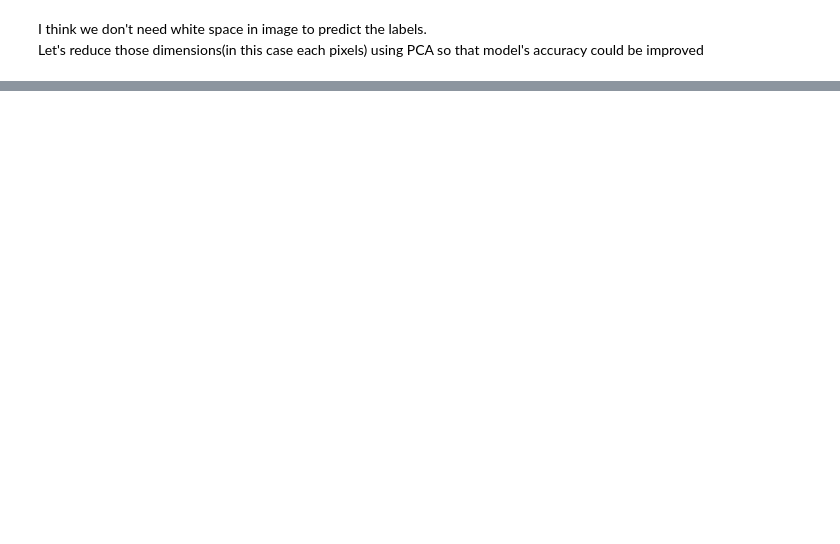
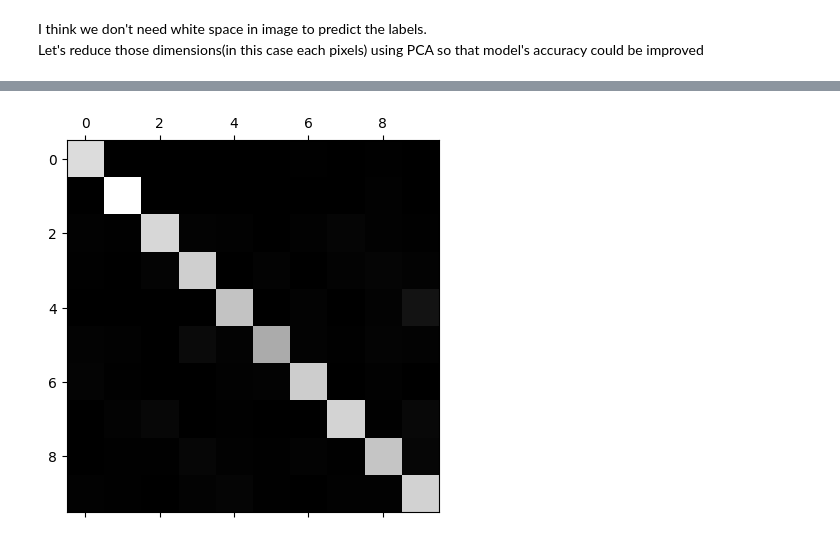
Before and after one commit to Pippeloo/DataScience-Paper, a Jupyter notebook: P3-Delivarable/mnist/minst-pca-RF.ipynb, the cells around one changed output, grey strips where cells are left out. Saved outputs shown, nothing was run; the diff lists cells and outputs as text; code cells hidden in the pictures; blank space fills up the shorter version.

```diff
--- a/P3-Delivarable/mnist/minst-pca-RF.ipynb
+++ b/P3-Delivarable/mnist/minst-pca-RF.ipynb
@@ -127,0 +137,12 @@ plt.show()
+# %%
+# initialize PCA model
+pca = PCA(n_components=154)  # 주성분 개수를 50개로 설정 (예시용)
+
+# PCA training
+x_pca = pca.fit_transform(x_train)
+
+clf = RandomForestClassifier(max_depth=10, random_state=42)
+clf.fit(x_pca, y_train)
+
+xtest_pca = pca.fit(x_test)
+clf.score(x_test, y_test)
@@ -127,0 +170,18 @@ plt.show()
+# %%
+from sklearn.metrics import confusion_matrix
+import seaborn as sns
+
+# 모델 예측
+y_pred = clf.predict(x_test)
+
+# Confusion Matrix 생성
+cm = confusion_matrix(y_test, y_pred)
+
+target = range(1, 11)
+# Confusion Matrix 시각화
+plt.figure(figsize=(8, 6))
+sns.heatmap(cm, annot=True, cmap='Blues', fmt='d', xticklabels=target, yticklabels=target)
+plt.xlabel('Predicted')
+plt.ylabel('Actual')
+plt.title('Confusion Matrix')
+plt.show()
@@ -127,0 +190,5 @@ plt.show()
+# %%
+plt.matshow(cm, cmap=plt.cm.gray)
+plt.show()
+# %% [output]
+[figure, added]
```
Also changed, not shown: parts of 21 cells of this notebook.
